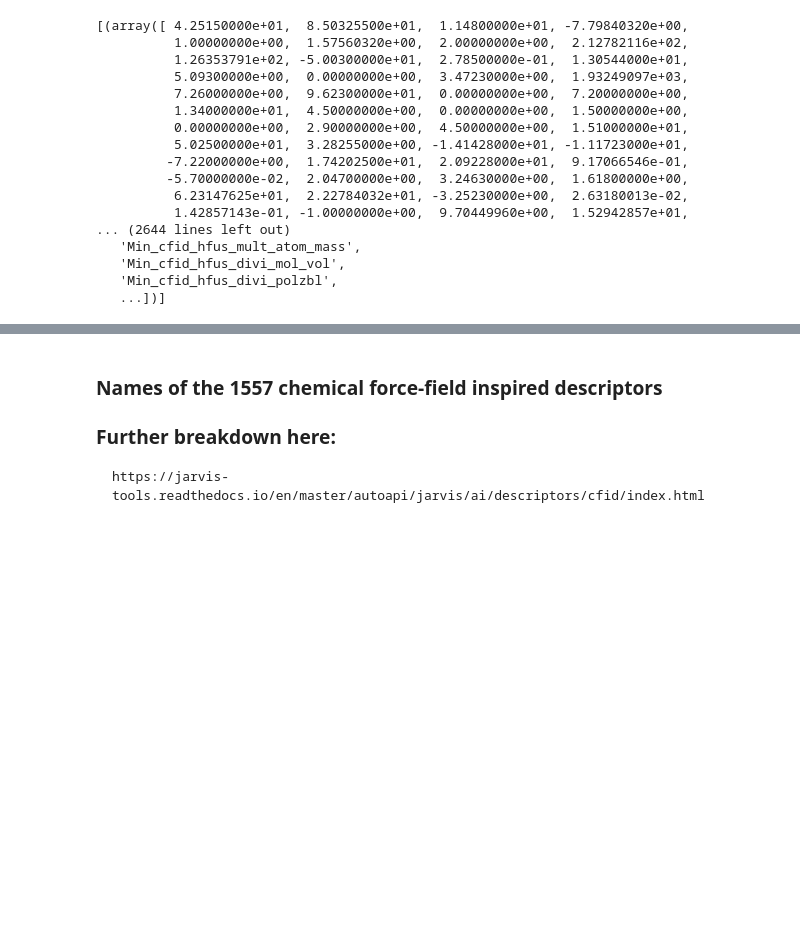
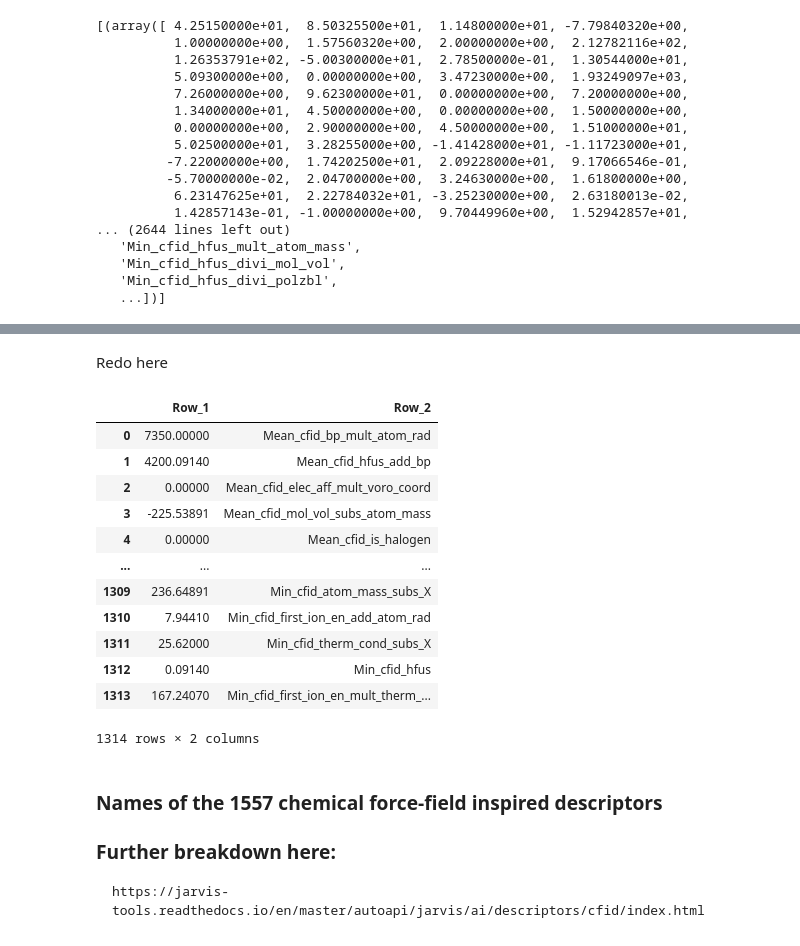
Before and after one commit to EmilJaffal/Simple-and-effective-solid-state-structure-featurizer, a Jupyter notebook: JARVIS_Eval.ipynb, the cells around one changed output, grey strips where cells are left out. Cells and saved outputs as stored; diff of their text form; code cells hidden in the pictures; blank space fills up the shorter version.

```diff
--- a/JARVIS_Eval.ipynb
+++ b/JARVIS_Eval.ipynb
@@ -71,3 +121,27 @@ X
+# %% [markdown]
+Redo here
+# %%
+# Extract Chem_Descriptors_1 from df
+chem_desc_1 = df['Chem_Descriptors_1']
+
+# Create a new DataFrame with row 1 and row 2 as columns
+new_df1 = pd.DataFrame({'Row_1': chem_desc_1.iloc[0], 'Row_2': chem_desc_1.iloc[1]})
+
+new_df1
+# %% [output]
+|  | Row_1 | Row_2 |
+| 0 | 7350.00000 | Mean_cfid_bp_mult_atom_rad |
+| 1 | 4200.09140 | Mean_cfid_hfus_add_bp |
+| 2 | 0.00000 | Mean_cfid_elec_aff_mult_voro_coord |
+| 3 | -225.53891 | Mean_cfid_mol_vol_subs_atom_mass |
+| 4 | 0.00000 | Mean_cfid_is_halogen |
+| ... | ... | ... |
+| 1309 | 236.64891 | Min_cfid_atom_mass_subs_X |
+| 1310 | 7.94410 | Min_cfid_first_ion_en_add_atom_rad |
+| 1311 | 25.62000 | Min_cfid_therm_cond_subs_X |
+| 1312 | 0.09140 | Min_cfid_hfus |
+| 1313 | 167.24070 | Min_cfid_first_ion_en_mult_therm_... |
+1314 rows × 2 columns
 # %% [markdown]
 ### Names of the 1557 chemical force-field inspired descriptors
 
```
Also changed, not shown: parts of 7 cells of this notebook, 1 other file.
